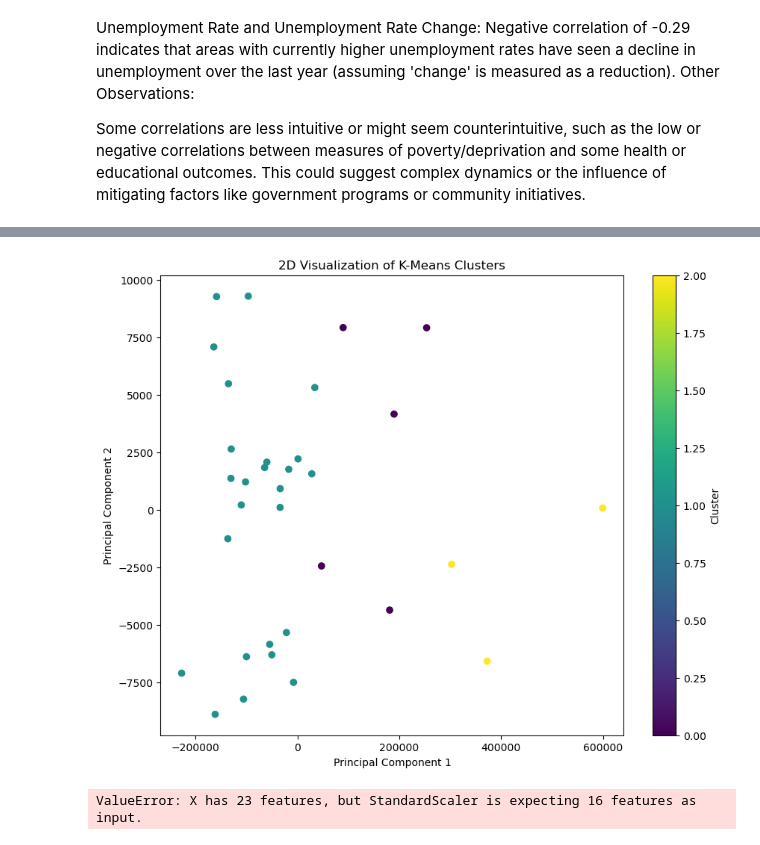
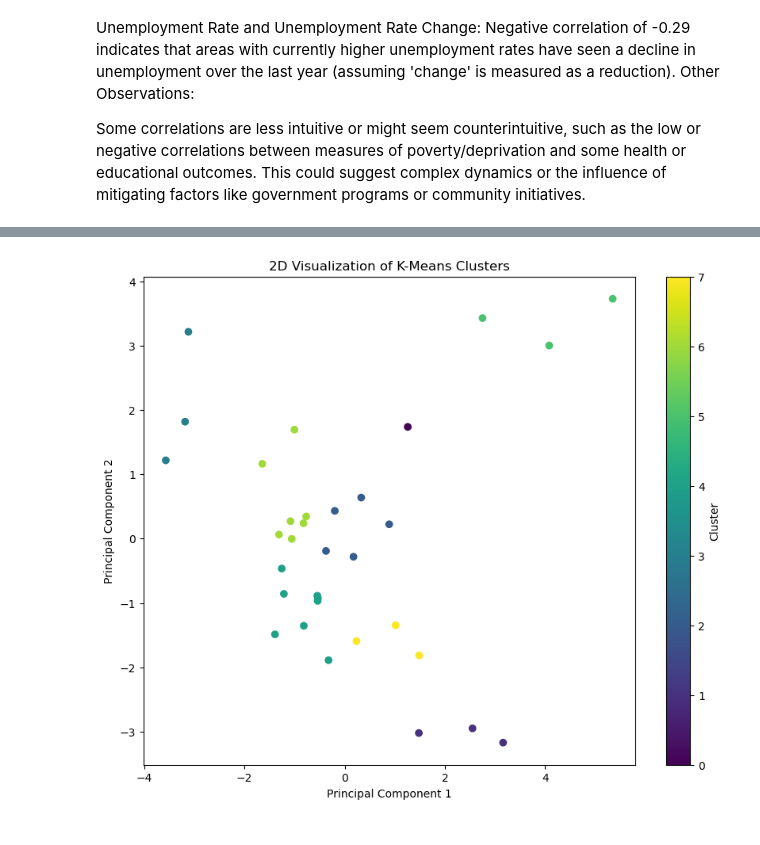
Before and after one commit to JReal10/London-Area-Recommender-System, a Jupyter notebook: Area Recommender.ipynb, the cells around one changed output, grey strips where cells are left out. Saved outputs shown, nothing was run; the diff lists cells and outputs as text; code cells hidden in the pictures.

```diff
--- a/Area Recommender.ipynb
+++ b/Area Recommender.ipynb
@@ -326,5 +270,3 @@ Unemployment Rate and Unemployment Rate Change: Negative correlation of -0.29 in
 Other Observations:
 
 Some correlations are less intuitive or might seem counterintuitive, such as the low or negative correlations between measures of poverty/deprivation and some health or educational outcomes. This could suggest complex dynamics or the influence of mitigating factors like government programs or community initiatives.
-# %%
-imputed_df.drop(['Under19NoLevel3','RentToPayRatio', 'SleepingRoughCount','IncomeDeprivation','LowPaidJobsRate','JobSatisfaction', 'TimelyBillPayment'], axis=1, inplace=True)
@@ -354,7 +275,7 @@ from sklearn.cluster import KMeans
 from sklearn.preprocessing import StandardScaler
 
 scaler = StandardScaler()
-scaled_data = scaler.fit_transform(imputed_df)
+scaled_df = scaler.fit_transform(imputed_df)
 
-scaled_data
+scaled_df
 # %% [output]
@@ -379,7 +300,7 @@ array([[-1.30221596e+00, -1.34043448e+00, -6.77763732e-01,
 from sklearn.decomposition import PCA
 
 pca = PCA(n_components = 2)
-imputed_df = pca.fit_transform(imputed_df)
+pca_df = pca.fit_transform(scaled_df)
 
-imputed_df
+pca_df
 # %% [output]
@@ -403,8 +324,8 @@ array([[-2.27238248e+05, -7.09503780e+03],
 # %%
 # K-means clustering
-k = 3
+k = 8
 kmeans = KMeans(n_clusters=k, random_state=42)
-clusters = kmeans.fit_predict(imputed_df)
+clusters = kmeans.fit_predict(pca_df)
 # %%
 clusters
 # %% [output]
@@ -413,10 +334,10 @@ array([1, 1, 1, 1, 1, 2, 0, 1, 1, 1, 1, 1, 0, 1, 1, 1, 1, 1, 0, 2, 1, 1,
 # %%
 plt.figure(figsize=(10, 8))
-plt.scatter(imputed_df[:, 0], imputed_df[:, 1], c=clusters, cmap='viridis', marker='o')
+plt.scatter(pca_df[:, 0], pca_df[:, 1], c=clusters, cmap='viridis', marker='o')
 plt.xlabel('Principal Component 1')
 plt.ylabel('Principal Component 2')
 plt.title('2D Visualization of K-Means Clusters')
 plt.colorbar(label='Cluster')
 plt.show()
 # %% [output]
-[figure, old version]
+[figure, new version]
@@ -425,12 +343,0 @@ user_preference = [27, 5,	PupilsGrade9To4	CrimeRates	AvgPropertyPriceFeb2024	Lon
-# %%
-# Scale the random user preferences
-random_preferences_scaled = scaler.transform(random_preferences_matrix)
-random_preferences_scaled
-
-# Get recommendations
-"""for i, prefs in enumerate(random_preferences_scaled, start=1):
-    distances, indices = knn.kneighbors([prefs])
-    recommended_boroughs = df['Area'].iloc[indices[0]].tolist()
-    print(f"Recommended Boroughs for User {i}: {recommended_boroughs}")"""
-# %% [output]
-ValueError: X has 23 features, but StandardScaler is expecting 16 features as input.
```
Also changed, not shown: parts of 19 cells of this notebook.
